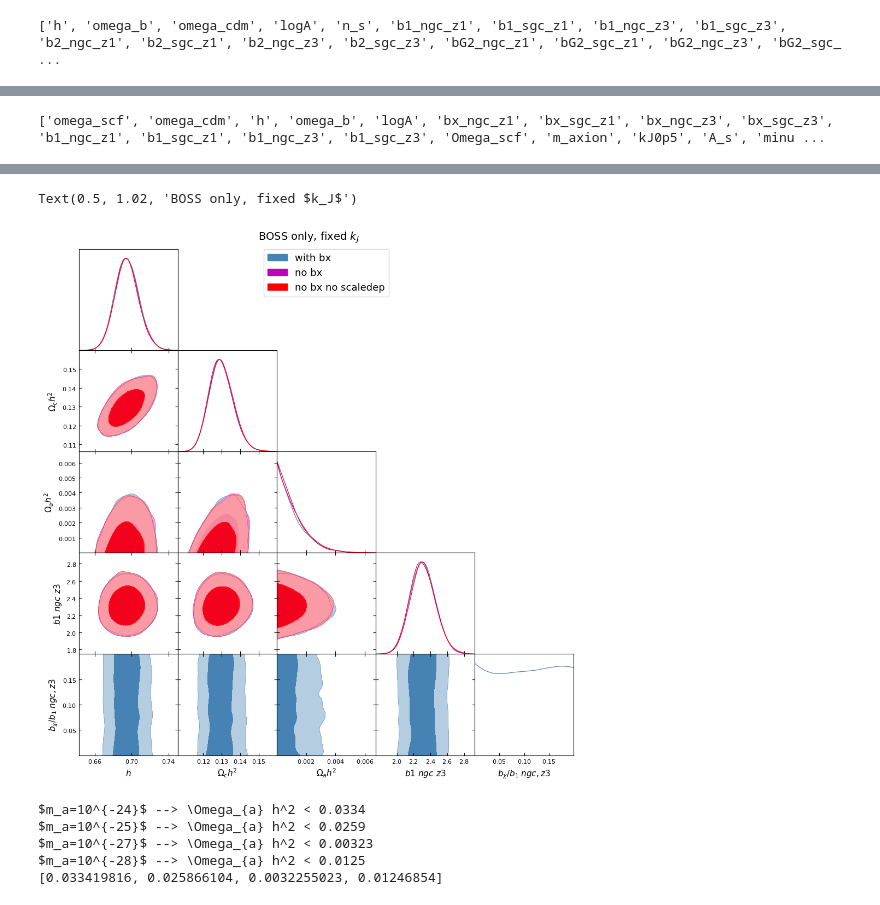
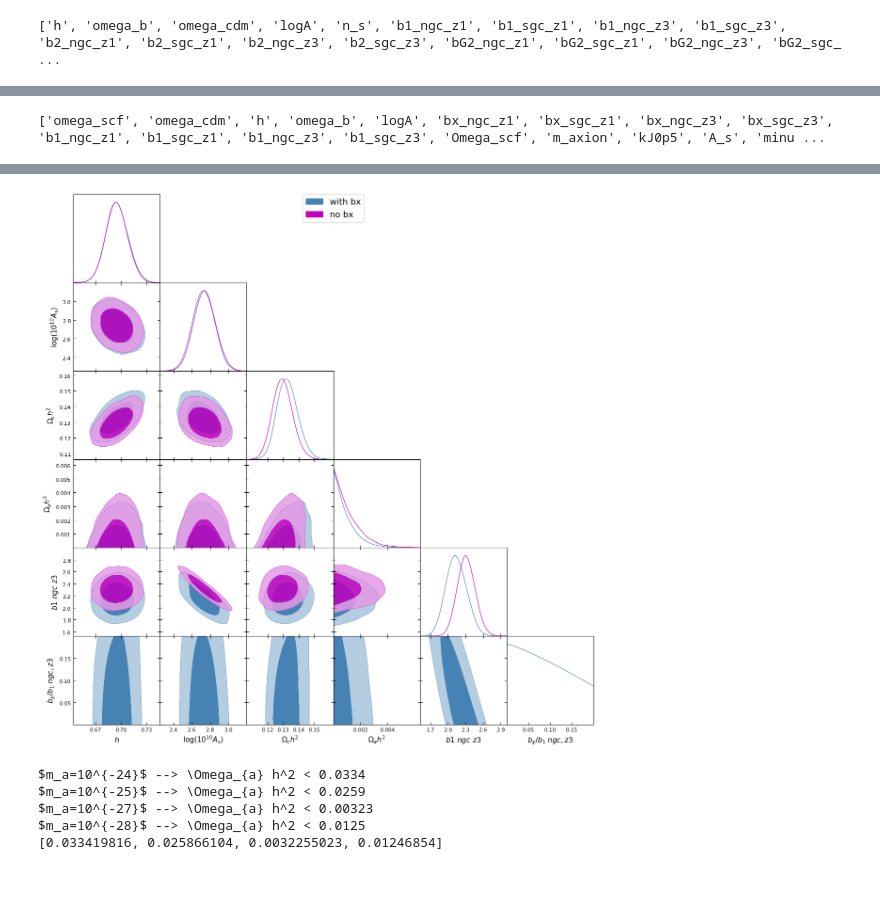
Before and after one commit to fverd/cobaya, a Jupyter notebook: FRA/analyze-chain.ipynb, the cells around one changed output, grey strips where cells are left out. Drawn from its saved outputs; the diff is of its cells as text; code cells hidden in the pictures.

```diff
--- a/FRA/analyze-chain.ipynb
+++ b/FRA/analyze-chain.ipynb
@@ -39,28 +39,22 @@ gdplot.triangle_plot([chain1, boss_full],  pars_toplot, contour_colors=['royalbl
 # %%
 # gdplot.fig.savefig('/home/fverdian/cobaya/chains/axclass_24_new.pdf', bbox_inches='tight')
 # %%
-b1 = load_samples('/home/fverdian/cobaya/chains-ulysses/AxiTests_with_bx/m27_withbx/chain', to_getdist=True)
+b1 = load_samples('/home/fverdian/cobaya/chains-ulysses/AxiTests_with_bx/m27_bx/chain', to_getdist=True)
 b1.label=r'with bx'
 
-b2 = load_samples('/home/fverdian/cobaya/chains-ulysses/AxiTests_with_bx/m27_withoutbx/chain', to_getdist=True)
+b2 = load_samples('/home/fverdian/cobaya/chains-ulysses/AxiTests_with_bx/m27_nobx/chain', to_getdist=True)
 b2.label=r'no bx'
 
-b3 = load_samples('/home/fverdian/cobaya/chains-ulysses/AxiTests_with_bx/m27_withoutbx_noscaledep/chain', to_getdist=True)
-b3.label=r'no bx no scaledep'
 
 
-# boss_200 = load_samples('/home/fverdian/cobaya/chains-grids/bx_CMBpriors/base_kJ200/boss/base_kJ200_boss', to_getdist=True)
-# boss_200.label=r'$k_J=200$'
-# boss_200.setRanges({'omega_chi':[0.,0.02], 'omega_cdm':[0.115,0.16]})
-
-chains_to_plot=[ b1,b2,b3]
+chains_to_plot=[ b1,b2]
 for ch in chains_to_plot:
     p=ch.getParams()
     # ch.addDerived(p.omega_chi*93.14, name='M', label=r'Mnu', range=[0.,None])
     # ch.addDerived(p.omega_chi/(p.omega_cdm+p.omega_b+p.omega_chi), name='fx', label=r'f_\chi', range=[0.,0.2])
 print([pn.name for pn in b1.paramNames.names])
 
-pars_toplot =['h','omega_cdm','omega_scf','b1_ngc_z3','bx_ngc_z3']
+pars_toplot =['h','logA','omega_cdm','omega_scf','b1_ngc_z3','bx_ngc_z3']
 gdplot = gdplt.get_subplot_plotter()
 boss_full.label='CDM'
 gdplot.settings.linewidth=1.5
@@ -73,5 +66,4 @@ WARNING:root:auto bandwidth for bx_ngc_z3 very small or failed (h=0.000703906030
-Text(0.5, 1.02, 'BOSS only, fixed $k_J$')
-[figure, old version]
+[figure, new version]
 # %%
 for samp in chains_to_plot:
     print(samp.label,'-->', samp.getInlineLatex('omega_scf',limit=2))
```
Also changed, not shown: parts of 2 cells of this notebook, 13 other files.
